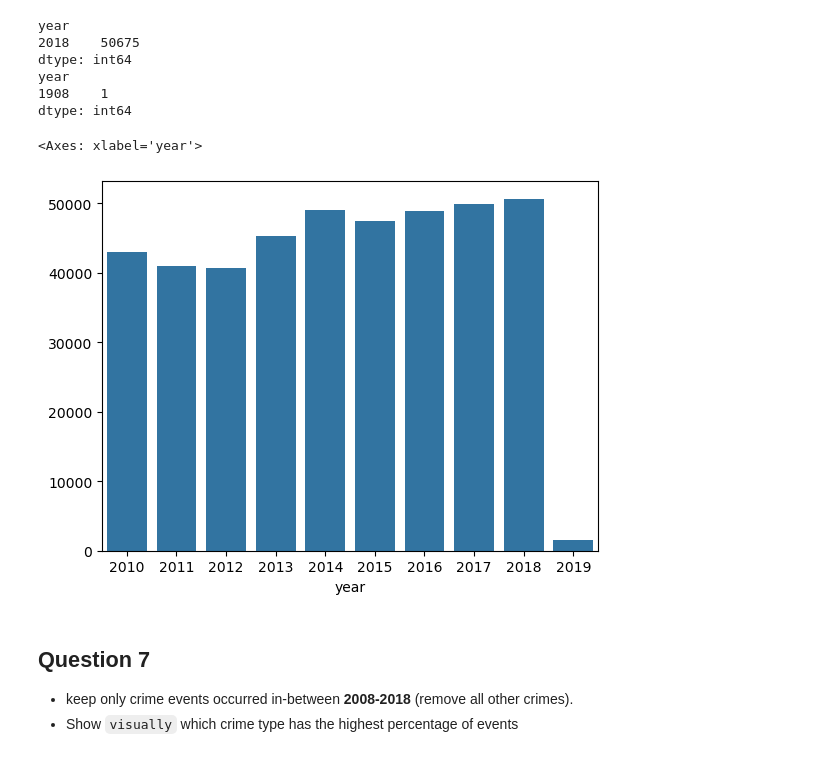
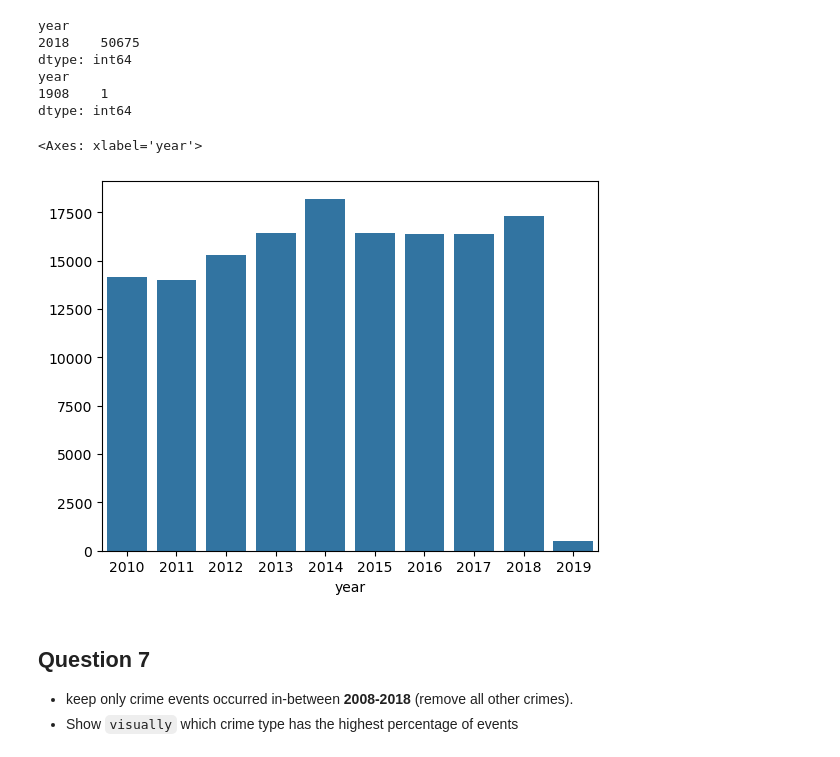
Before and after one commit to gkbichara/Programming-Tools, a Jupyter notebook: Assignment5/Assignment05.ipynb, the cells around one changed output. Saved outputs shown, nothing was run; the diff lists cells and outputs as text; code cells hidden in the pictures.

```diff
--- a/Assignment5/Assignment05.ipynb
+++ b/Assignment5/Assignment05.ipynb
@@ -211,12 +211,12 @@ dtype: int64
 # %%
 #Your Code Here
 
-thefts = dropped[dropped['crime_type'] == 'theft']
-grouped = dropped.groupby('year').size()[-10:]
+thefts = dropped[dropped['crime_type'] == 'Thefts']
+grouped = thefts.groupby('year').size()[-10:]
 sns.barplot(x = grouped.index, y = grouped.values)
 # %% [output]
 <Axes: xlabel='year'>
-[figure, old version]
+[figure, new version]
 # %% [markdown]
 ## Question 7
 - keep only crime events occurred in-between **2008-2018** (remove all other crimes).
```
